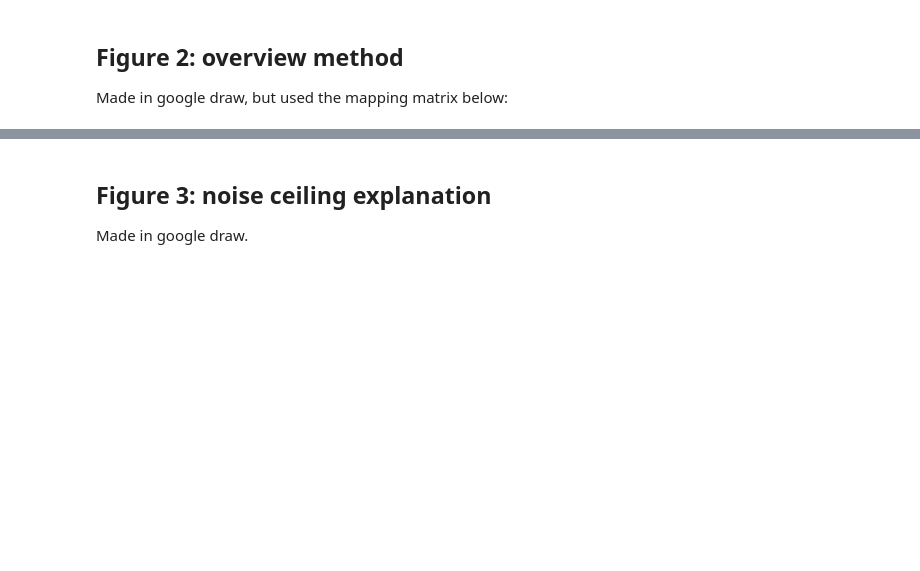
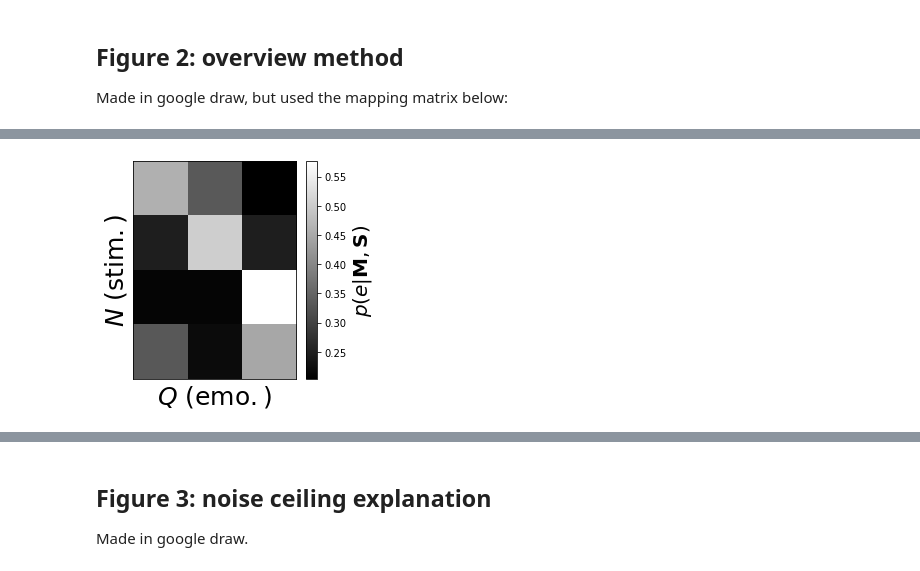
Before and after one commit to lukassnoek/hypothesis-kernel-analysis, a Jupyter notebook: notebooks/figures.ipynb, the cells around one changed output, grey strips where cells are left out. Saved outputs shown, nothing was run; the diff lists cells and outputs as text; code cells hidden in the pictures; blank space fills up the shorter version.

```diff
--- a/notebooks/figures.ipynb
+++ b/notebooks/figures.ipynb
@@ -34,0 +89,20 @@ plt.axis('off')
+# %%
+def softmax_2d(arr, beta):
+    """ Vectorized softmax implementation including an inverse temperature
+    parameter (beta). It assumes a 2D array with stimuli x features (similarities). """
+    scaled = beta * arr
+    num = np.exp(scaled - scaled.max(axis=1, keepdims=True))
+    denom = np.sum(num, axis=1, keepdims=True)
+    return num / denom
+
+pE = softmax_2d(ϕ, 1)
+im = plt.imshow(pE, cmap='gray', aspect=1)
+plt.xticks([])
+plt.yticks([])
+plt.colorbar(im,fraction=0.05, pad=0.03)
+plt.text(3.5, 1.5, r'$p(e | \mathbf{M}, \mathbf{S})$', rotation=90, va='center', fontsize=20)
+plt.ylabel(r'$N\ \mathrm{(stim.)}$', fontsize=25)
+plt.xlabel(r'$Q\ \mathrm{(emo.)}$', fontsize=25)
+plt.show()
+# %% [output]
+[figure, added]
```
Also changed, not shown: parts of 14 cells of this notebook, 3 other files.
